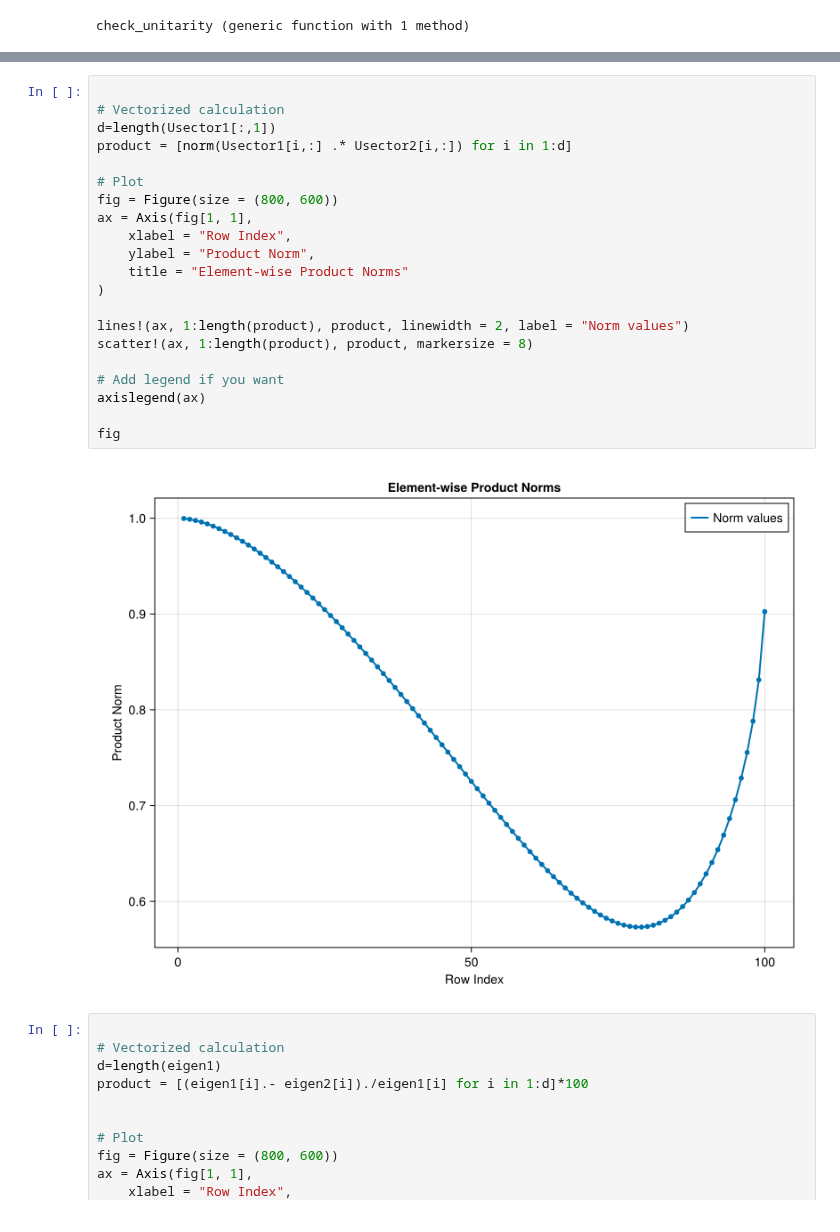
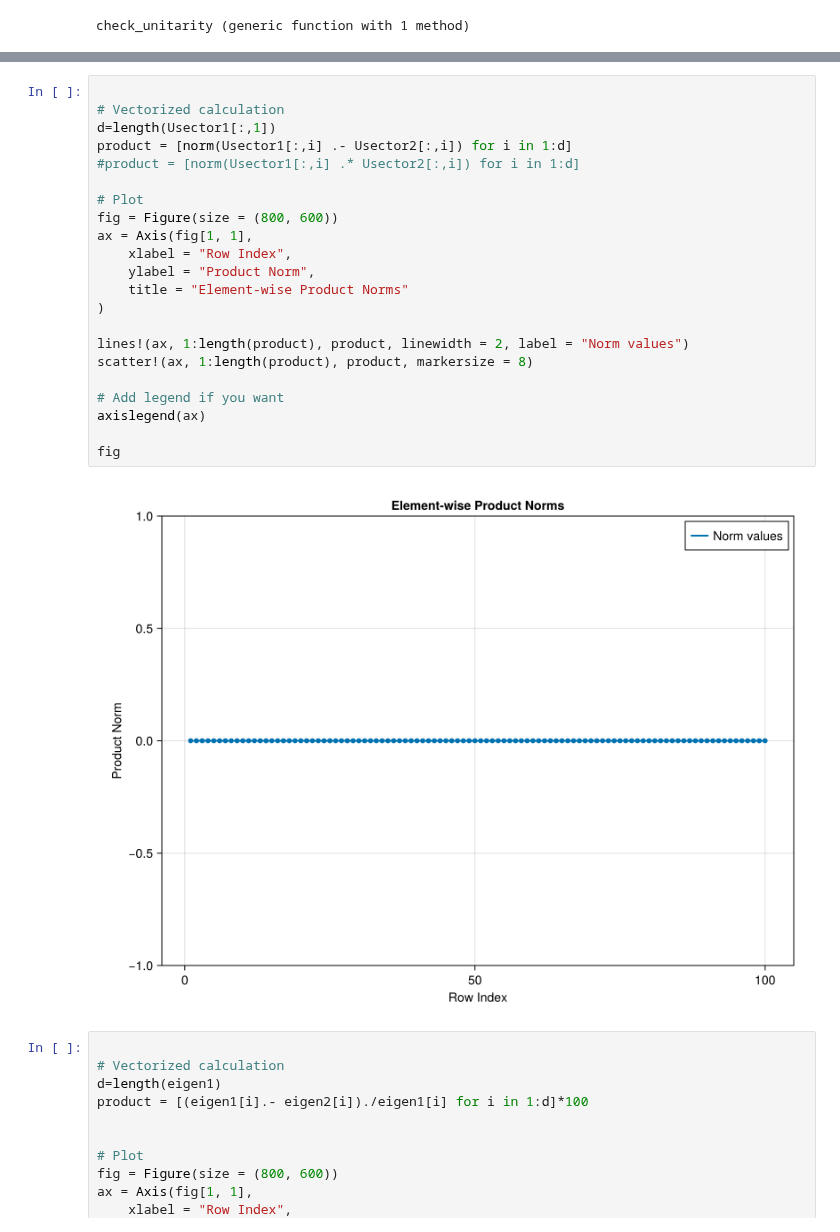
Before and after one commit to philippeller/Newtrinos.jl, a Jupyter notebook: src/experiments/katrin/Usector_test.ipynb, the cells around one changed output, grey strips where cells are left out. Drawn from its saved outputs; the diff is of its cells as text.

```diff
--- a/src/experiments/katrin/Usector_test.ipynb
+++ b/src/experiments/katrin/Usector_test.ipynb
@@ -81,26 +81,27 @@ Usector1 column 100 norm: [5.0e-324, 6.0e-323, 6.12863067057167e-310, 6.12863067
 # %%
 
 # Vectorized calculation
 d=length(Usector1[:,1])
-product = [norm(Usector1[i,:] .* Usector2[i,:]) for i in 1:d]
+product = [norm(Usector1[:,i] .- Usector2[:,i]) for i in 1:d]
+#product = [norm(Usector1[:,i] .* Usector2[:,i]) for i in 1:d]
 
 # Plot
 fig = Figure(size = (800, 600))
 ax = Axis(fig[1, 1],
     xlabel = "Row Index",
     ylabel = "Product Norm",
     title = "Element-wise Product Norms"
 )
 
 lines!(ax, 1:length(product), product, linewidth = 2, label = "Norm values")
 scatter!(ax, 1:length(product), product, markersize = 8)
 
 # Add legend if you want
 axislegend(ax)
 
 fig
 # %% [output]
-[figure, old version]
+[figure, new version]
 # %%
 
 # Vectorized calculation
```
Also changed, not shown: parts of 4 cells of this notebook, 4 other files.
